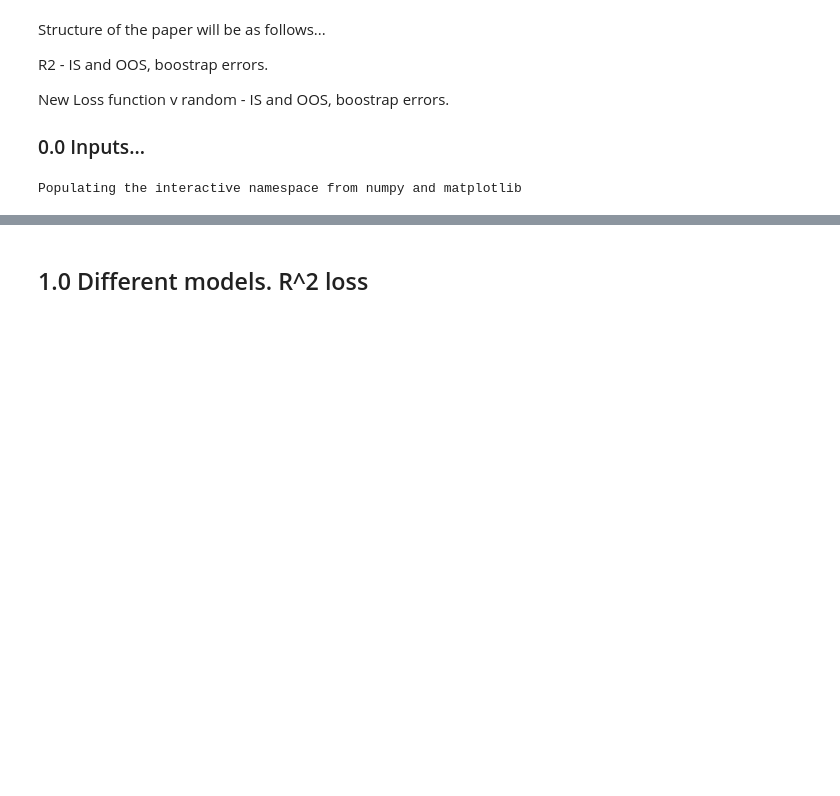
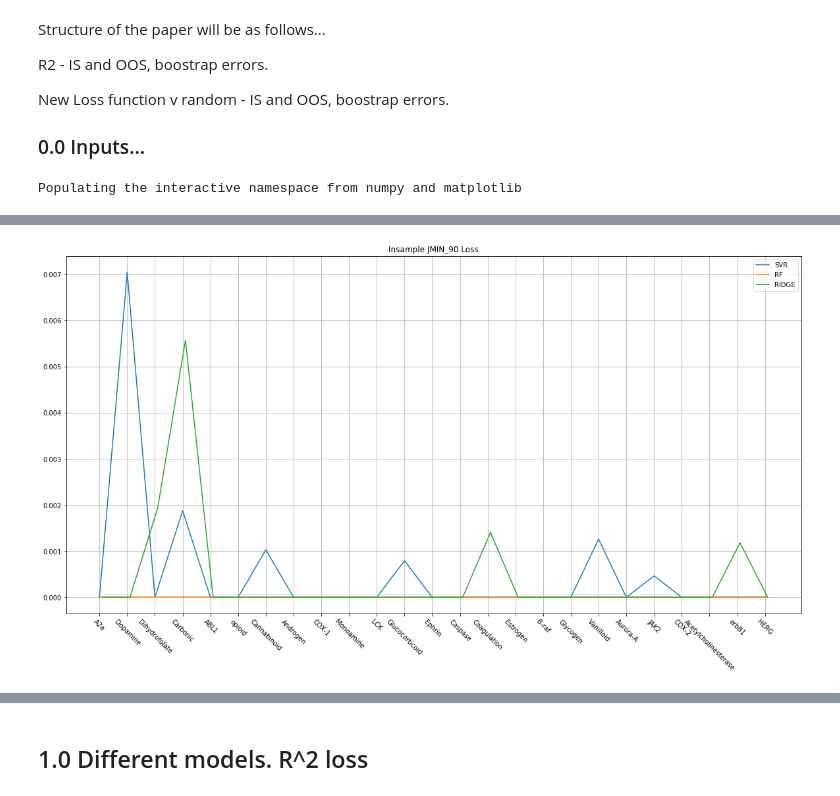
Before and after one commit to owatson/QuantileBootstrap, a Jupyter notebook: Paper_final_final.ipynb, the cells around one changed output, grey strips where cells are left out. Saved outputs shown, nothing was run; the diff lists cells and outputs as text; code cells hidden in the pictures; blank space fills up the shorter version.

```diff
--- a/Paper_final_final.ipynb
+++ b/Paper_final_final.ipynb
@@ -95,0 +418,4 @@ def get_data(tgt_name='COX-2'):
+# %%
+plotter(insample=True, loss='jmin_90')
+# %% [output]
+[figure, added]
```
Also changed, not shown: parts of 37 cells of this notebook, 2 other files.
